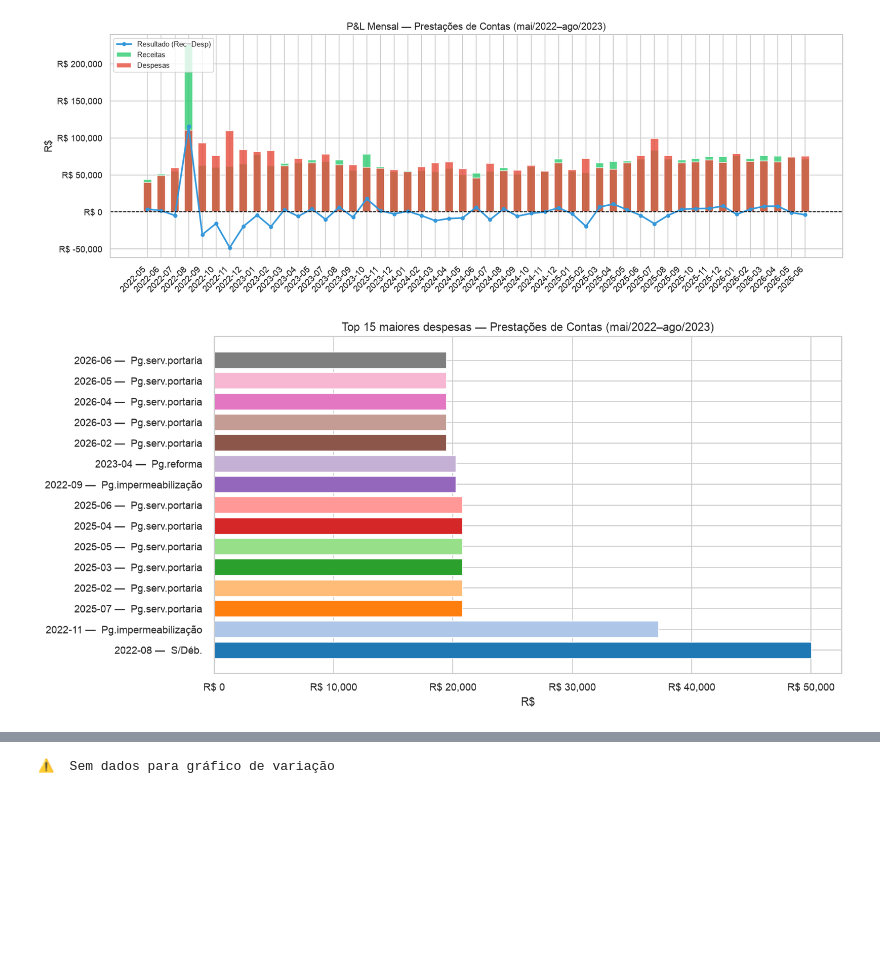
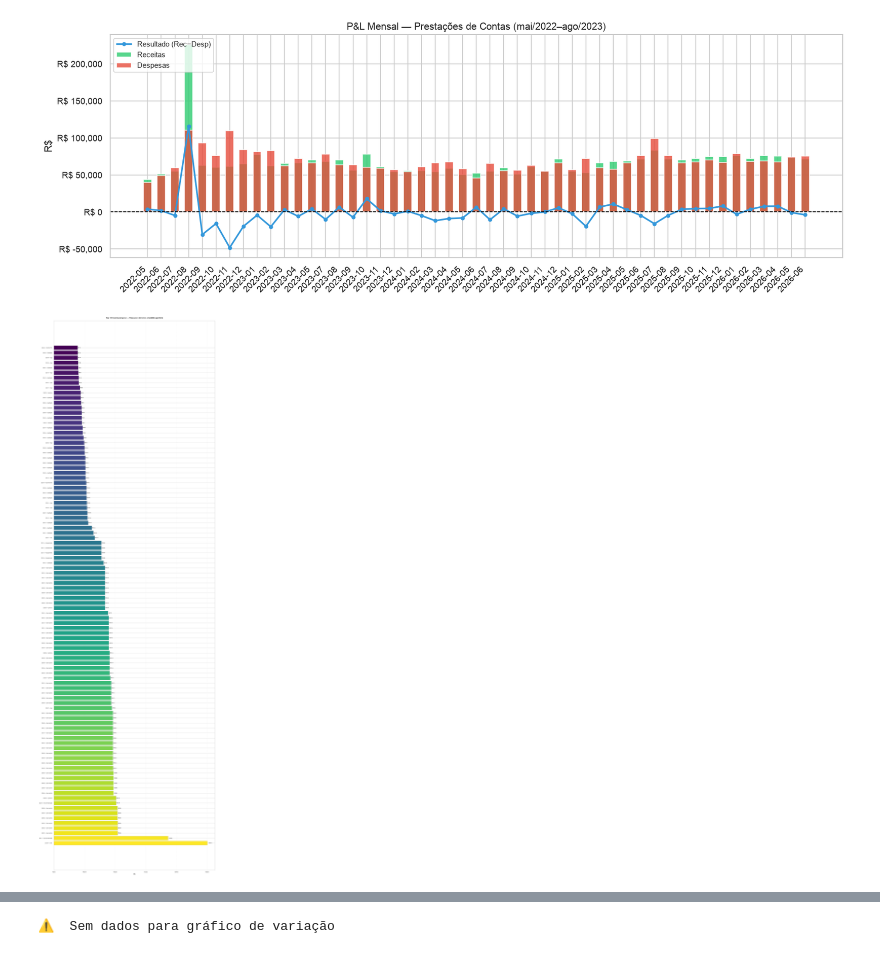
Before and after one commit to cgbas/anacondo, a Jupyter notebook: src/analise_prestacao_de_contas.ipynb, the cells around one changed output, grey strips where cells are left out. Drawn from its saved outputs; the diff is of its cells as text; code cells hidden in the pictures; blank space fills up the shorter version.

```diff
--- a/src/analise_prestacao_de_contas.ipynb
+++ b/src/analise_prestacao_de_contas.ipynb
@@ -373,31 +373,78 @@ plt.show()
 # %% [output]
 [figure]
 # %%
-# ── 4.2 Top 15 maiores despesas — Prestações de Contas (2022-2023) ───────────
+# ── 4.2 Top 100 maiores despesas — Prestações de Contas (2022-2026) ───────
+import numpy as np
+
 df_prest_lower = df_prest.copy()
 df_prest_lower['tipo'] = df_prest_lower['tipo'].str.lower()
 
 top_desp = (
     df_prest_lower[df_prest_lower["tipo"] == "despesa"]
     .groupby(["mes_ano", "evento"])["valor"]
     .sum()
     .reset_index()
-    .nlargest(15, "valor")
+    .nlargest(100, "valor")
+    .reset_index(drop=True)
+    .sort_values("valor", ascending=True)
 )
 
-fig, ax = plt.subplots(figsize=(12, 6))
-ax.barh(
-    [f"{row['mes_ano']} — {row['evento']}" for _, row in top_desp.iterrows()],
-    top_desp["valor"],
-    color=plt.cm.tab20(range(len(top_desp))),
+n_linhas = len(top_desp)
+
+# Aumentar DPI e tamanho significativamente para ler melhor
+plt.rcParams.update({"figure.dpi": 100})
+
+# Calcular altura: 0.5 polegadas por linha
+fig, ax = plt.subplots(figsize=(16, max(12, n_linhas * 0.5)))
+
+# Gradient colors
+cores = plt.cm.viridis(np.linspace(0, 1, n_linhas))
+
+# Barras
+y_pos = np.arange(n_linhas)
+barras = ax.barh(y_pos, top_desp["valor"].values, color=cores, edgecolor='black', linewidth=0.2)
+
+# Labels: mês em negrito, evento em tamanho pequeno
+labels = []
+for _, row in top_desp.iterrows():
+    labels.append(f"{row['mes_ano']} — {row['evento']}")
+
+ax.set_yticks(y_pos)
+ax.set_yticklabels(labels, fontsize=6)
+
+# Grid para leitura
+ax.grid(axis='x', alpha=0.3, linestyle='--', linewidth=0.5)
+ax.set_axisbelow(True)
+
+# Valores nas barras (pequenos, alinhados)
+for i, (idx, row) in enumerate(top_desp.iterrows()):
+    valor = row["valor"]
+    ax.text(valor * 1.01, i, f"R${valor/1000:.1f}k",
+            va='center', fontsize=5, color='black', weight='bold')
+
+ax.set_title(
+    f"Top {n_linhas} maiores despesas — Prestações de Contas (mai/2022–ago/2023)",
+    fontsize=11,
+    pad=15,
+    weight='bold',
 )
-ax.set_title(
-    "Top 15 maiores despesas — Prestações de Contas (mai/2022–ago/2023)",
-    fontsize=12,
-)
-ax.set_xlabel("R$")
-ax.xaxis.set_major_formatter(mticker.FuncFormatter(lambda x, _: f"R$ {x:,.0f}"))
+
+ax.set_xlabel("R$", fontsize=9, weight='bold')
+ax.xaxis.set_major_formatter(mticker.FuncFormatter(lambda x, _: f"R${x/1000:.0f}k"))
+ax.tick_params(axis='x', labelsize=8)
+ax.invert_yaxis()  # Maior no topo
+
 plt.tight_layout()
 plt.show()
+
+# Resumo
+print(f"\n{'='*80}")
+print(f"Top {n_linhas} despesas — Resumo estatístico")
+print(f"{'='*80}")
+print(f"Total:    R$ {top_desp['valor'].sum():>15,.2f}")
+print(f"Média:    R$ {top_desp['valor'].mean():>15,.2f}")
+print(f"Mediana:  R$ {top_desp['valor'].median():>15,.2f}")
+print(f"Máximo:   R$ {top_desp['valor'].max():>15,.2f}  ({top_desp.loc[top_desp['valor'].idxmax(), 'mes_ano']} — {top_desp.loc[top_desp['valor'].idxmax(), 'evento']})")
+print(f"Mínimo:   R$ {top_desp['valor'].min():>15,.2f}  ({top_desp.loc[top_desp['valor'].idxmin(), 'mes_ano']} — {top_desp.loc[top_desp['valor'].idxmin(), 'evento']})")
 # %% [output]
-[figure, old version]
+[figure, new version]
```
Also changed, not shown: parts of 5 cells of this notebook.
